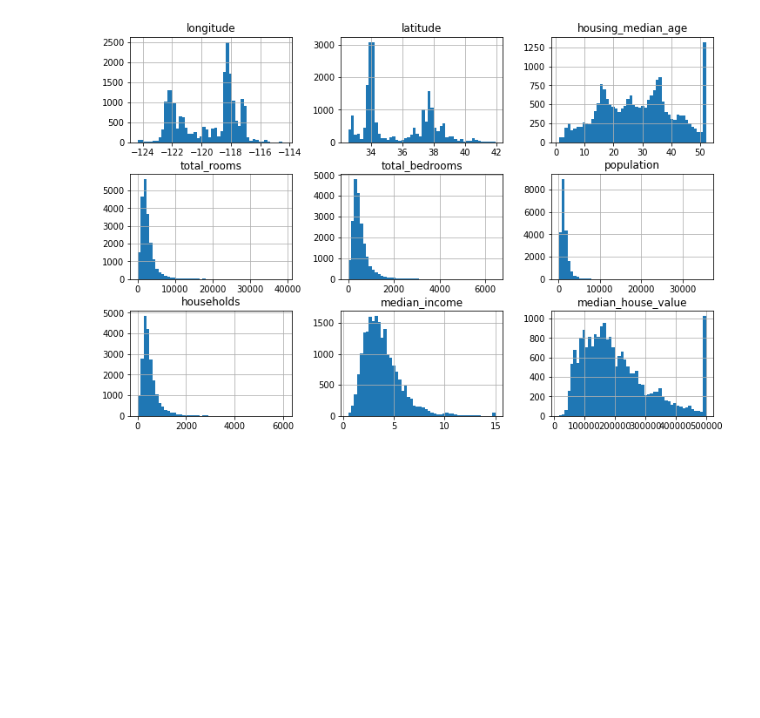
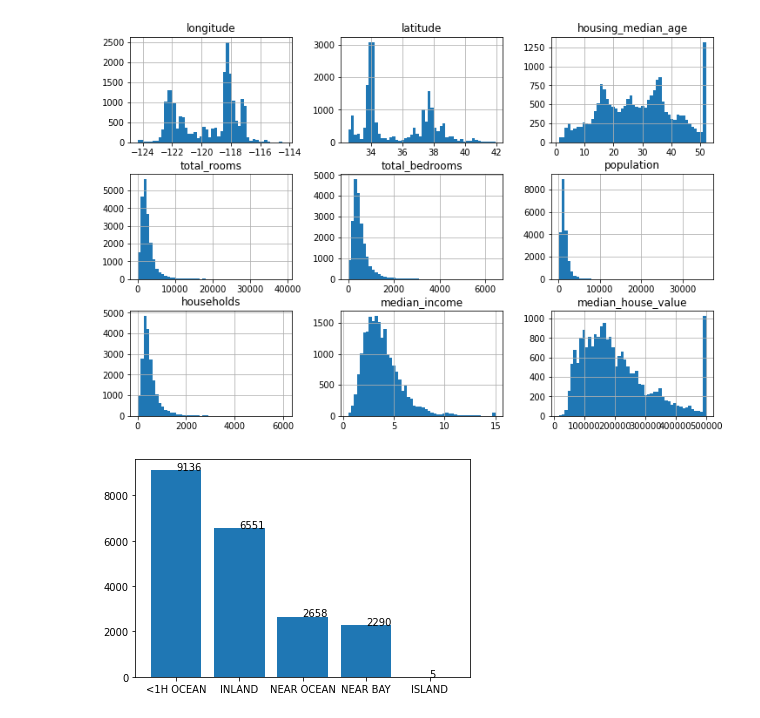
Before and after one commit to iupui-soic/pybootcamp, a Jupyter notebook: sakshishah.ipynb, the cells around one changed output. Saved outputs shown, nothing was run; the diff lists cells and outputs as text; code cells hidden in the pictures; blank space fills up the shorter version.

```diff
--- a/sakshishah.ipynb
+++ b/sakshishah.ipynb
@@ -79,3 +82,25 @@ housing.hist(bins=50, figsize=(12,8))
 plt.show()
 # %% [output]
 [figure]
+# %%
+
+import matplotlib.pyplot as plt
+
+# Get the value counts for each category
+counts = housing["ocean_proximity"].value_counts()
+
+# Get the categories and their counts as separate lists
+categories = list(counts.index)
+count_values = list(counts.values)
+
+# Create the bar plot
+plt.bar(categories, count_values)
+
+# Add text labels to the bars
+for i, v in enumerate(count_values):
+    plt.text(i, v, str(v))
+
+# Show the plot
+plt.show()
+# %% [output]
+[figure, added]
```
Also changed, not shown: parts of 14 cells of this notebook.
